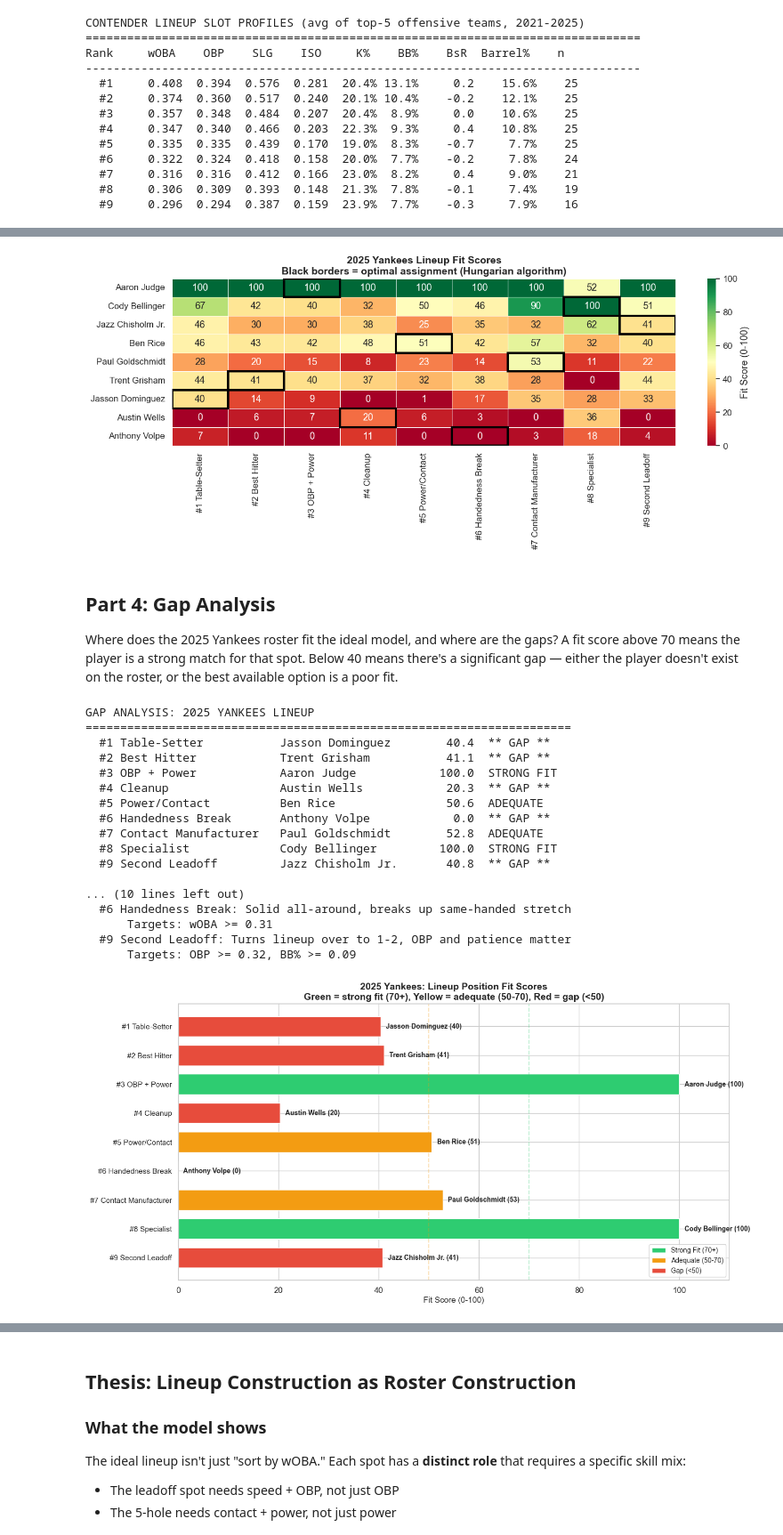
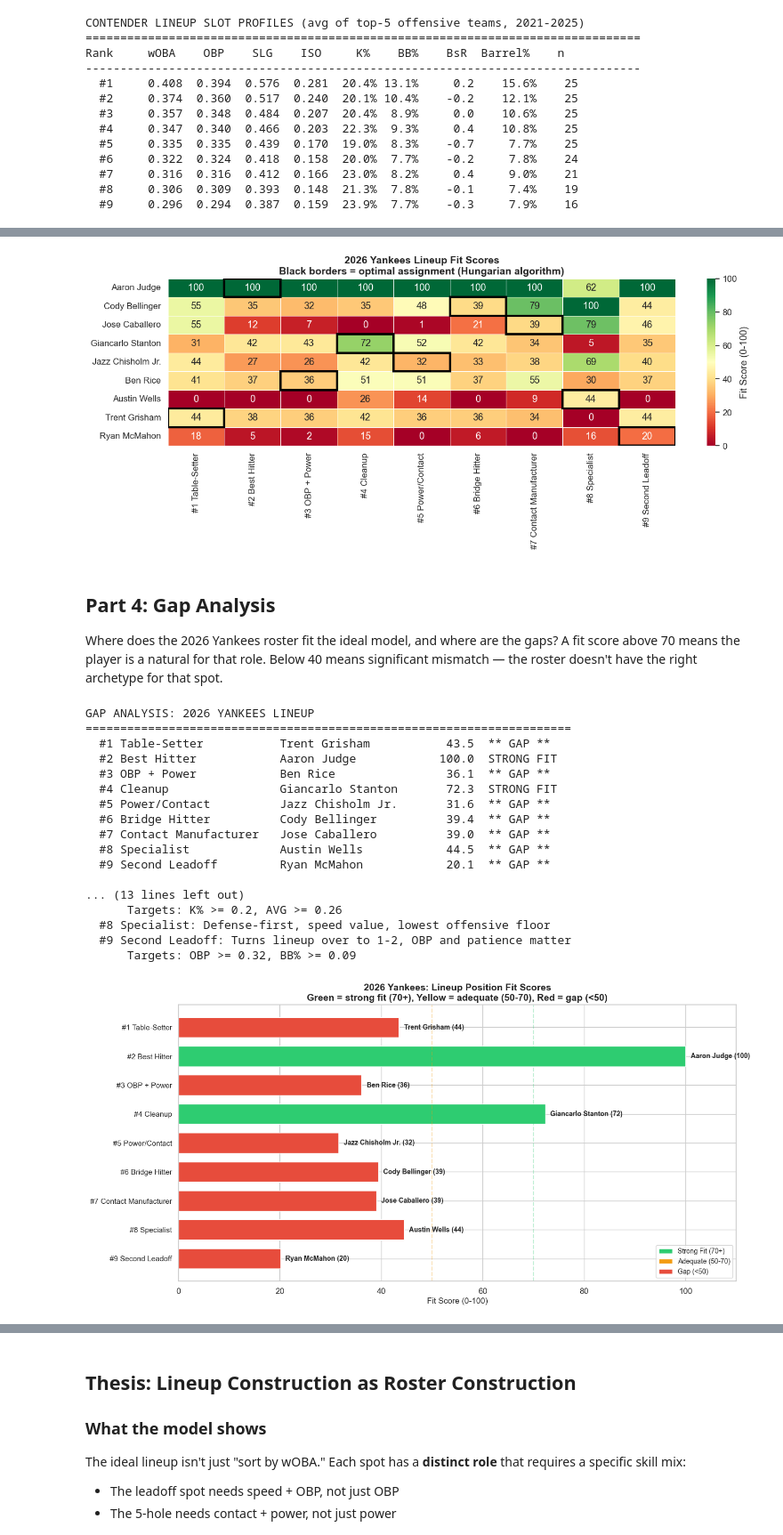
Before and after one commit to regimeiq/fire_fishman, a Jupyter notebook: notebooks/12_ideal_lineup.ipynb, the cells around one changed output, grey strips where cells are left out. Shown at 89% size. Saved outputs shown, nothing was run; the diff lists cells and outputs as text; code cells hidden in the pictures.

```diff
--- a/notebooks/12_ideal_lineup.ipynb
+++ b/notebooks/12_ideal_lineup.ipynb
@@ -197,8 +195,8 @@ LINEUP_PROFILES = {
         "thresholds": {"ISO": 0.150, k_col: 0.25},
     },
     6: {
-        "name": "Handedness Break",
-        "description": "Solid all-around, breaks up same-handed stretch",
+        "name": "Bridge Hitter",
+        "description": "Connects power-heavy top to contact-heavy bottom, solid all-around",
         "weights": {"wOBA": 0.30, "OBP": 0.20, "ISO": 0.15, k_col: -0.15, bb_col: 0.10, "BsR": 0.10},
         "thresholds": {"wOBA": 0.310},
     },
@@ -445,7 +536,7 @@ for _, row in assignments_df.iterrows():
         ax.add_patch(plt.Rectangle((x_pos, y_pos), 1, 1,
                                     fill=False, edgecolor="black", linewidth=3))
 
-ax.set_title("2025 Yankees Lineup Fit Scores\nBlack borders = optimal assignment (Hungarian algorithm)",
+ax.set_title("2026 Yankees Lineup Fit Scores\nBlack borders = optimal assignment (Hungarian algorithm)",
              fontsize=14, fontweight="bold")
 ax.set_ylabel("")
 ax.set_xlabel("")
@@ -454,14 +545,14 @@ plt.tight_layout()
 plt.savefig("../outputs/figures/yankees_lineup_heatmap.png", dpi=150, bbox_inches="tight")
 plt.show()
 # %% [output]
-[figure, old version]
+[figure, new version]
 # %% [markdown]
 ## Part 4: Gap Analysis
 
-Where does the 2025 Yankees roster fit the ideal model, and where are the gaps? A fit score above 70 means the player is a strong match for that spot. Below 40 means there's a significant gap — either the player doesn't exist on the roster, or the best available option is a poor fit.
+Where does the 2026 Yankees roster fit the ideal model, and where are the gaps? A fit score above 70 means the player is a natural for that role. Below 40 means significant mismatch — the roster doesn't have the right archetype for that spot.
 # %%
 # Gap analysis: which spots are well-filled vs gaps
-print("GAP ANALYSIS: 2025 YANKEES LINEUP")
+print("GAP ANALYSIS: 2026 YANKEES LINEUP")
 print("=" * 70)
 
 well_filled = []
@@ -498,21 +589,21 @@ if len(gaps) > 0:
                                    for k, v in profile["thresholds"].items() if k)
             print(f"      Targets: {thresh_str}")
 # %% [output]
-GAP ANALYSIS: 2025 YANKEES LINEUP
+GAP ANALYSIS: 2026 YANKEES LINEUP
 ======================================================================
-  #1 Table-Setter           Jasson Dominguez        40.4  ** GAP **
-  #2 Best Hitter            Trent Grisham           41.1  ** GAP **
-  #3 OBP + Power            Aaron Judge            100.0  STRONG FIT
-  #4 Cleanup                Austin Wells            20.3  ** GAP **
-  #5 Power/Contact          Ben Rice                50.6  ADEQUATE
-  #6 Handedness Break       Anthony Volpe            0.0  ** GAP **
-  #7 Contact Manufacturer   Paul Goldschmidt        52.8  ADEQUATE
-  #8 Specialist             Cody Bellinger         100.0  STRONG FIT
-  #9 Second Leadoff         Jazz Chisholm Jr.       40.8  ** GAP **
+  #1 Table-Setter           Trent Grisham           43.5  ** GAP **
+  #2 Best Hitter            Aaron Judge            100.0  STRONG FIT
+  #3 OBP + Power            Ben Rice                36.1  ** GAP **
+  #4 Cleanup                Giancarlo Stanton       72.3  STRONG FIT
+  #5 Power/Contact          Jazz Chisholm Jr.       31.6  ** GAP **
+  #6 Bridge Hitter          Cody Bellinger          39.4  ** GAP **
+  #7 Contact Manufacturer   Jose Caballero          39.0  ** GAP **
+  #8 Specialist             Austin Wells            44.5  ** GAP **
+  #9 Second Leadoff         Ryan McMahon            20.1  ** GAP **
 
-... (10 lines left out)
-  #6 Handedness Break: Solid all-around, breaks up same-handed stretch
-      Targets: wOBA >= 0.31
+... (13 lines left out)
+      Targets: K% >= 0.2, AVG >= 0.26
+  #8 Specialist: Defense-first, speed value, lowest offensive floor
   #9 Second Leadoff: Turns lineup over to 1-2, OBP and patience matter
       Targets: OBP >= 0.32, BB% >= 0.09
 # %%
@@ -527,35 +618,35 @@ names = sorted_assignments["name"].values
 colors = ["#2ecc71" if s >= 70 else "#f39c12" if s >= 50 else "#e74c3c" for s in scores]
 
 bars = ax.barh(range(len(spots)), scores, color=colors, edgecolor="white", height=0.7)
 
 # Add player names on bars
 for i, (bar, name, score) in enumerate(zip(bars, names, scores)):
     ax.text(bar.get_width() + 1, bar.get_y() + bar.get_height() / 2,
             f"{name} ({score:.0f})", va="center", fontsize=10, fontweight="bold")
 
 ax.set_yticks(range(len(spots)))
 ax.set_yticklabels(spots, fontsize=11)
 ax.set_xlabel("Fit Score (0-100)", fontsize=12)
-ax.set_title("2025 Yankees: Lineup Position Fit Scores\nGreen = strong fit (70+), Yellow = adequate (50-70), Red = gap (<50)",
+ax.set_title("2026 Yankees: Lineup Position Fit Scores\nGreen = strong fit (70+), Yellow = adequate (50-70), Red = gap (<50)",
              fontsize=14, fontweight="bold")
 ax.set_xlim(0, 110)
 ax.axvline(70, color="#2ecc71", linestyle="--", alpha=0.3)
 ax.axvline(50, color="#f39c12", linestyle="--", alpha=0.3)
 ax.invert_yaxis()
 
 # Legend
 legend_elements = [
     mpatches.Patch(facecolor="#2ecc71", label="Strong Fit (70+)"),
     mpatches.Patch(facecolor="#f39c12", label="Adequate (50-70)"),
     mpatches.Patch(facecolor="#e74c3c", label="Gap (<50)"),
 ]
 ax.legend(handles=legend_elements, loc="lower right", fontsize=10)
 
 plt.tight_layout()
 plt.savefig("../outputs/figures/yankees_lineup_gaps.png", dpi=150, bbox_inches="tight")
 plt.show()
 # %% [output]
-[figure, old version]
+[figure, new version]
 # %%
 # Figure 3: Radar comparison — ideal profile vs actual Yankee for each spot
 # Show 3x3 grid of mini-radars
```
Also changed, not shown: parts of 11 cells of this notebook, 7 other files.
